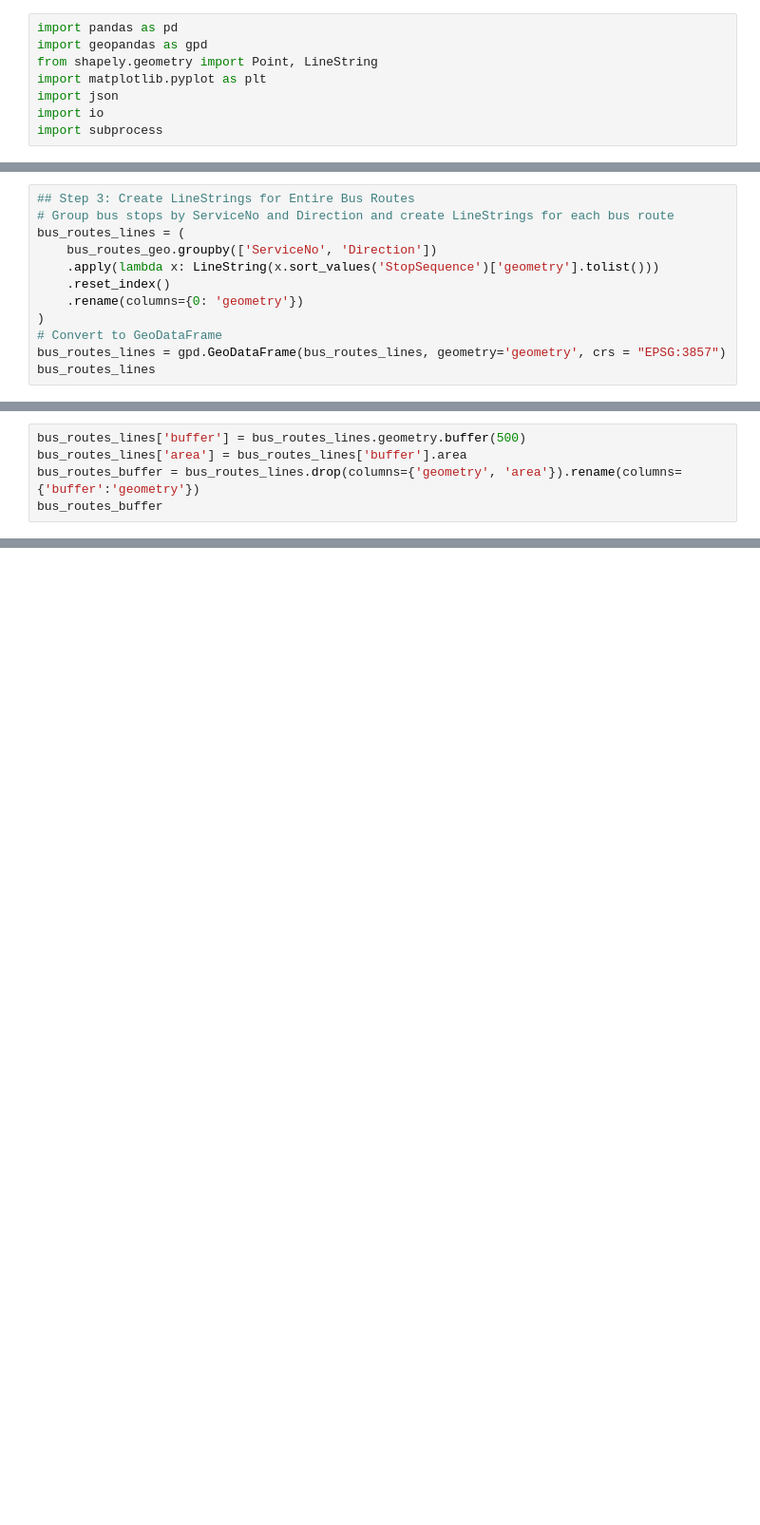
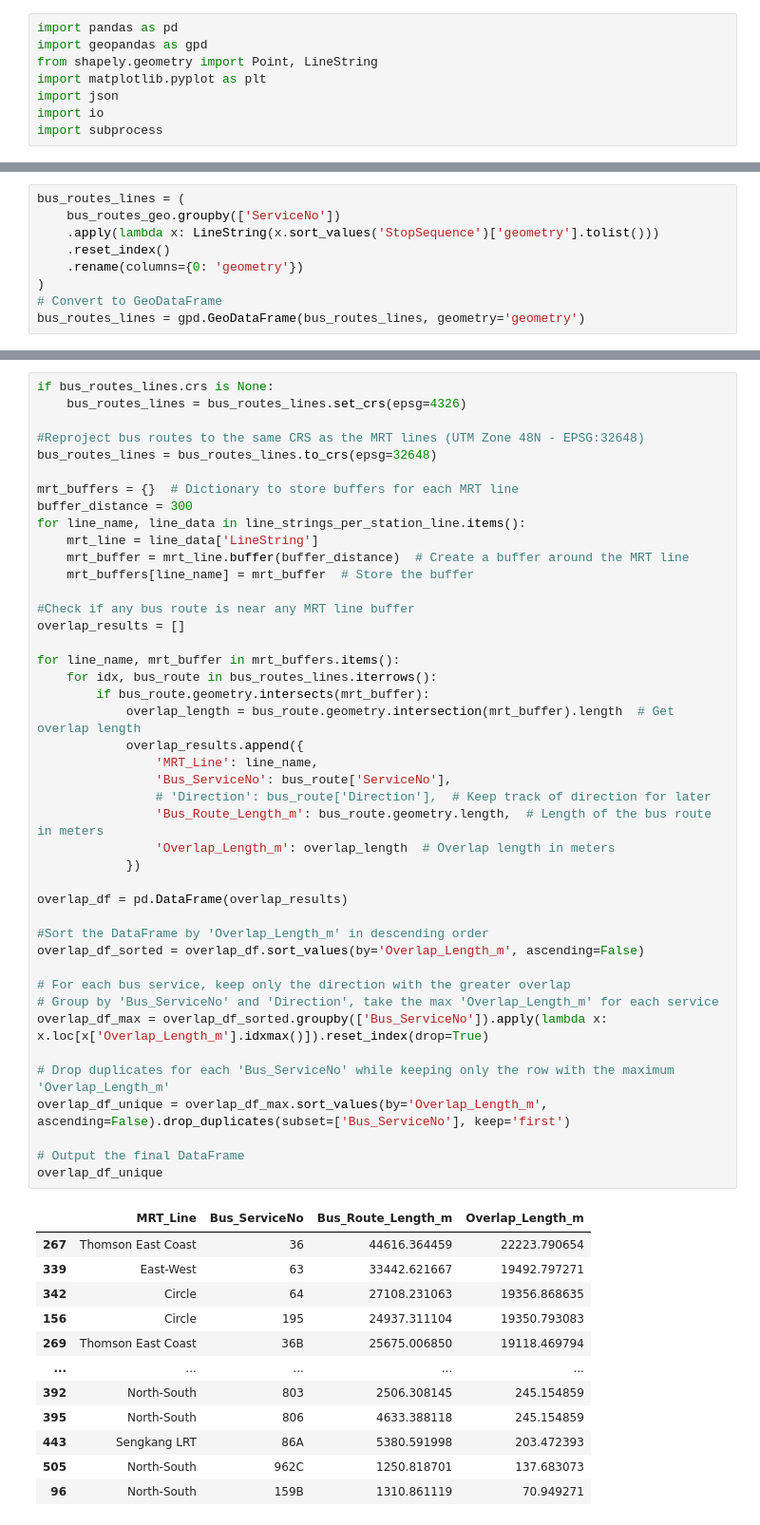
Before and after one commit to ajjajjajjajj/dsa4264-lta-geospatial, a Jupyter notebook: Parallel_Route_kiley.ipynb, the cells around one changed output, grey strips where cells are left out. Shown: that part at 95% size. Saved outputs shown, nothing was run; the diff lists cells and outputs as text; blank space fills up the shorter version.

```diff
--- a/Parallel_Route_kiley.ipynb
+++ b/Parallel_Route_kiley.ipynb
@@ -167,12 +480,9 @@ bus_routes_geo.to_crs(3857)
 # %%
-## Step 3: Create LineStrings for Entire Bus Routes
-# Group bus stops by ServiceNo and Direction and create LineStrings for each bus route
 bus_routes_lines = (
-    bus_routes_geo.groupby(['ServiceNo', 'Direction'])
+    bus_routes_geo.groupby(['ServiceNo'])
     .apply(lambda x: LineString(x.sort_values('StopSequence')['geometry'].tolist()))
     .reset_index()
     .rename(columns={0: 'geometry'})
 )
 # Convert to GeoDataFrame
-bus_routes_lines = gpd.GeoDataFrame(bus_routes_lines, geometry='geometry', crs = "EPSG:3857")
-bus_routes_lines
+bus_routes_lines = gpd.GeoDataFrame(bus_routes_lines, geometry='geometry')
@@ -193,5 +488,0 @@ bus_routes_lines
-# %%
-bus_routes_lines['buffer'] = bus_routes_lines.geometry.buffer(500)
-bus_routes_lines['area'] = bus_routes_lines['buffer'].area
-bus_routes_buffer = bus_routes_lines.drop(columns={'geometry', 'area'}).rename(columns={'buffer':'geometry'})
-bus_routes_buffer
@@ -264,0 +489,56 @@ See the caveats in the documentation: https://pandas.pydata.org/pandas-docs/stab
+# %%
+if bus_routes_lines.crs is None:
+    bus_routes_lines = bus_routes_lines.set_crs(epsg=4326)
+
+#Reproject bus routes to the same CRS as the MRT lines (UTM Zone 48N - EPSG:32648)
+bus_routes_lines = bus_routes_lines.to_crs(epsg=32648)
+
+mrt_buffers = {}  # Dictionary to store buffers for each MRT line
+buffer_distance = 300
+for line_name, line_data in line_strings_per_station_line.items():
+    mrt_line = line_data['LineString']
+    mrt_buffer = mrt_line.buffer(buffer_distance)  # Create a buffer around the MRT line
+    mrt_buffers[line_name] = mrt_buffer  # Store the buffer
+
+#Check if any bus route is near any MRT line buffer
+overlap_results = []
+
+for line_name, mrt_buffer in mrt_buffers.items():
+    for idx, bus_route in bus_routes_lines.iterrows():
+        if bus_route.geometry.intersects(mrt_buffer):
+            overlap_length = bus_route.geometry.intersection(mrt_buffer).length  # Get overlap length
+            overlap_results.append({
+                'MRT_Line': line_name,
+                'Bus_ServiceNo': bus_route['ServiceNo'],
+                # 'Direction': bus_route['Direction'],  # Keep track of direction for later
+                'Bus_Route_Length_m': bus_route.geometry.length,  # Length of the bus route in meters
+                'Overlap_Length_m': overlap_length  # Overlap length in meters
+            })
+
+overlap_df = pd.DataFrame(overlap_results)
+
+#Sort the DataFrame by 'Overlap_Length_m' in descending order
+overlap_df_sorted = overlap_df.sort_values(by='Overlap_Length_m', ascending=False)
+
+# For each bus service, keep only the direction with the greater overlap
+# Group by 'Bus_ServiceNo' and 'Direction', take the max 'Overlap_Length_m' for each service
+overlap_df_max = overlap_df_sorted.groupby(['Bus_ServiceNo']).apply(lambda x: x.loc[x['Overlap_Length_m'].idxmax()]).reset_index(drop=True)
+
+# Drop duplicates for each 'Bus_ServiceNo' while keeping only the row with the maximum 'Overlap_Length_m'
+overlap_df_unique = overlap_df_max.sort_values(by='Overlap_Length_m', ascending=False).drop_duplicates(subset=['Bus_ServiceNo'], keep='first')
+
+# Output the final DataFrame
+overlap_df_unique
+# %% [output]
+|  | MRT_Line | Bus_ServiceNo | Bus_Route_Length_m | Overlap_Length_m |
+| 267 | Thomson East Coast | 36 | 44616.364459 | 22223.790654 |
+| 339 | East-West | 63 | 33442.621667 | 19492.797271 |
+| 342 | Circle | 64 | 27108.231063 | 19356.868635 |
+| 156 | Circle | 195 | 24937.311104 | 19350.793083 |
+| 269 | Thomson East Coast | 36B | 25675.006850 | 19118.469794 |
+| ... | ... | ... | ... | ... |
+| 392 | North-South | 803 | 2506.308145 | 245.154859 |
+| 395 | North-South | 806 | 4633.388118 | 245.154859 |
+| 443 | Sengkang LRT | 86A | 5380.591998 | 203.472393 |
+| 505 | North-South | 962C | 1250.818701 | 137.683073 |
+| 96 | North-South | 159B | 1310.861119 | 70.949271 |
```
Also changed, not shown: parts of 28 cells of this notebook.
